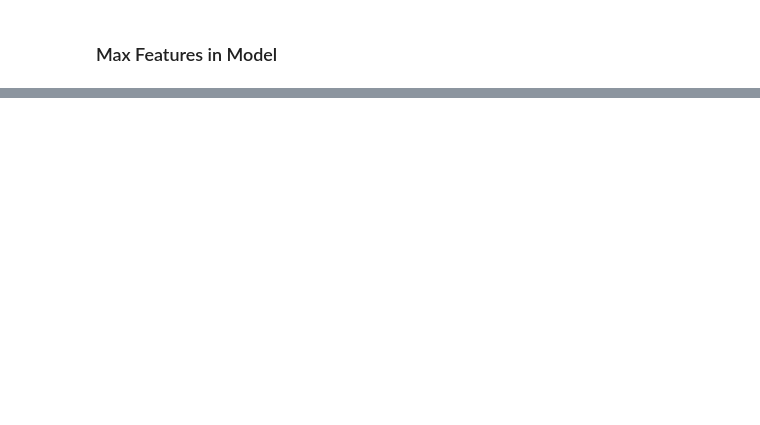
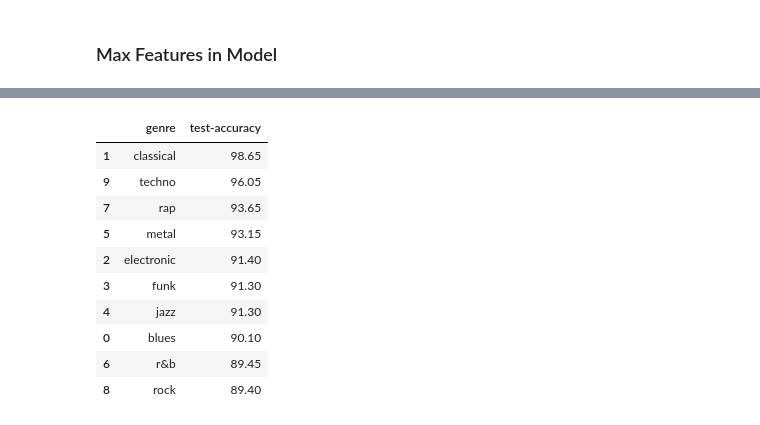
Before and after one commit to alpargur/machine-learning-101, a Jupyter notebook: dev/genre-classification/hyperparameter-tuning-1k.ipynb, the cells around one changed output, grey strips where cells are left out. Drawn from its saved outputs; the diff is of its cells as text; code cells hidden in the pictures; blank space fills up the shorter version.

Commit message:
get test accuracy of RFC optimization

```diff
--- a/dev/genre-classification/hyperparameter-tuning-1k.ipynb
+++ b/dev/genre-classification/hyperparameter-tuning-1k.ipynb
@@ -256,0 +261,40 @@ for genre in y_train.columns:
+# %%
+rfc = RandomForestClassifier() # model to be optimized
+
+# parameters to be optimized
+params_grid = {
+    'n_estimators': n_trees,
+    'max_features': n_max_features,
+    'max_depth': max_depths
+}
+
+# tuning parameters
+n_iter = 100
+cv = KFold(3, random_state=42, shuffle=True)
+n_jobs = -1
+scoring = 'accuracy'
+# %%
+random_search = RandomizedSearchCV(rfc, params_grid, n_iter=n_iter, cv=cv, n_jobs=n_jobs, scoring=scoring, random_state=42, verbose=3)
+rfc_randomized_search = {
+    'genre': [],
+    'test-accuracy': []
+}
+
+start = time.time()
+for genre in y_train.columns:
+    print('Randomized Search for:\t ', genre)
+    loop_start = time.time()
+    _model = RandomForestClassifier()
+    _random_search = RandomizedSearchCV(_model, params_grid, n_iter=n_iter, cv=cv, n_jobs=n_jobs, scoring=scoring, random_state=42, verbose=3)
+    _random_search.fit(X_train, y_train[genre])
+    _predictions = _random_search.best_estimator_.predict(X_test)
+    _test_accuracy = round(accuracy_score(y_test[genre], _predictions), 4) * 100
+    rfc_randomized_search['genre'].append(genre)
+    rfc_randomized_search['test-accuracy'].append(_test_accuracy)
+    print(f'Test set Accuracy:\t {_test_accuracy}%.')
+    loop_duration = round(time.time() - loop_start)
+    print('Genre:\t', genre, '\nComputation time:\t', loop_duration, ' seconds')
+
+end = round(time.time() - start)
+print('##########################################')
+print('Total process duration:\t', end, ' seconds')
@@ -256,0 +319,15 @@ for genre in y_train.columns:
+# %%
+rfc_randomized_search_df = pd.DataFrame.from_dict(rfc_randomized_search)
+rfc_randomized_search_df.sort_values(by='test-accuracy', ascending=False)
+# %% [output]
+|  | genre | test-accuracy |
+| 1 | classical | 98.65 |
+| 9 | techno | 96.05 |
+| 7 | rap | 93.65 |
+| 5 | metal | 93.15 |
+| 2 | electronic | 91.40 |
+| 3 | funk | 91.30 |
+| 4 | jazz | 91.30 |
+| 0 | blues | 90.10 |
+| 6 | r&b | 89.45 |
+| 8 | rock | 89.40 |
```
Also changed, not shown: parts of 11 cells of this notebook.
